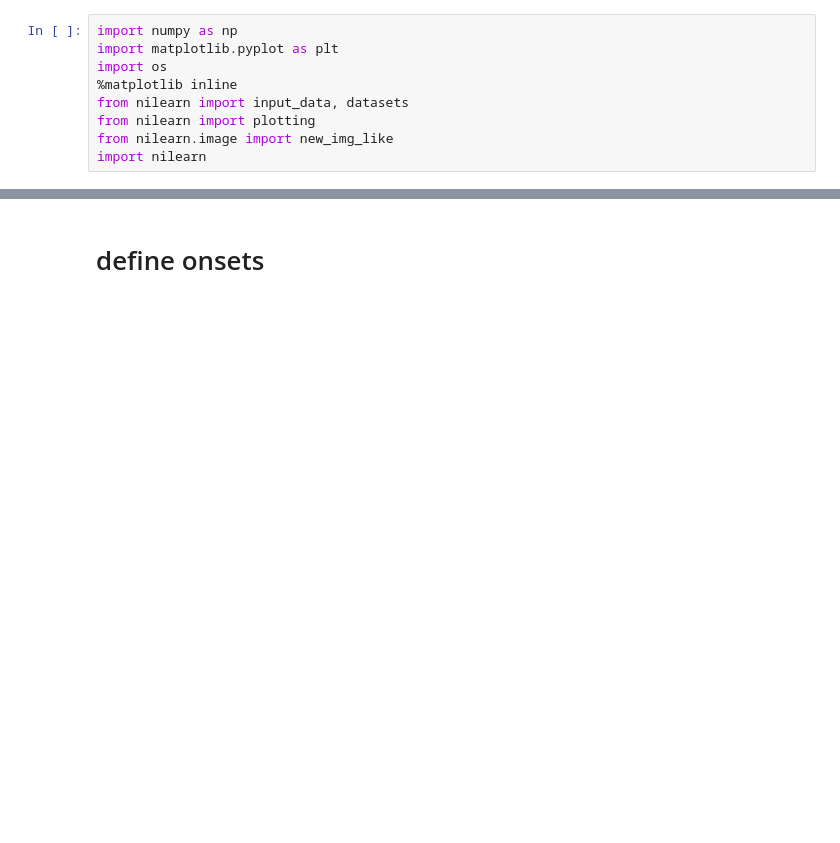
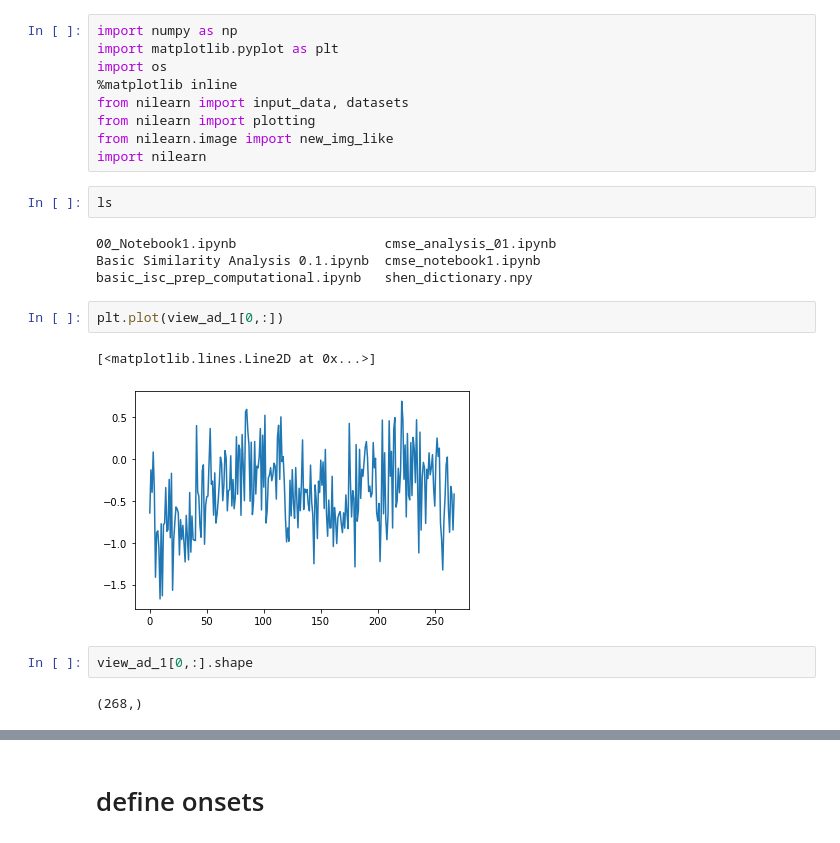
Before and after one commit to shelbywilcox/realcost_memory_isc, a Jupyter notebook: scripts/cmse_analysis_01.ipynb, the cells around one changed output, grey strips where cells are left out. Cells and saved outputs as stored; diff of their text form; blank space fills up the shorter version.

```diff
--- a/scripts/cmse_analysis_01.ipynb
+++ b/scripts/cmse_analysis_01.ipynb
@@ -9,3 +9,18 @@ from nilearn import input_data, datasets
 from nilearn import plotting
 from nilearn.image import new_img_like
 import nilearn
+# %%
+ls
+# %% [output]
+00_Notebook1.ipynb                   cmse_analysis_01.ipynb
+Basic Similarity Analysis 0.1.ipynb  cmse_notebook1.ipynb
+basic_isc_prep_computational.ipynb   shen_dictionary.npy
+# %%
+plt.plot(view_ad_1[0,:])
+# %% [output]
+[<matplotlib.lines.Line2D at 0x...>]
+[figure, added]
+# %%
+view_ad_1[0,:].shape
+# %% [output]
+(268,)
```
Also changed, not shown: parts of 3 cells of this notebook.
